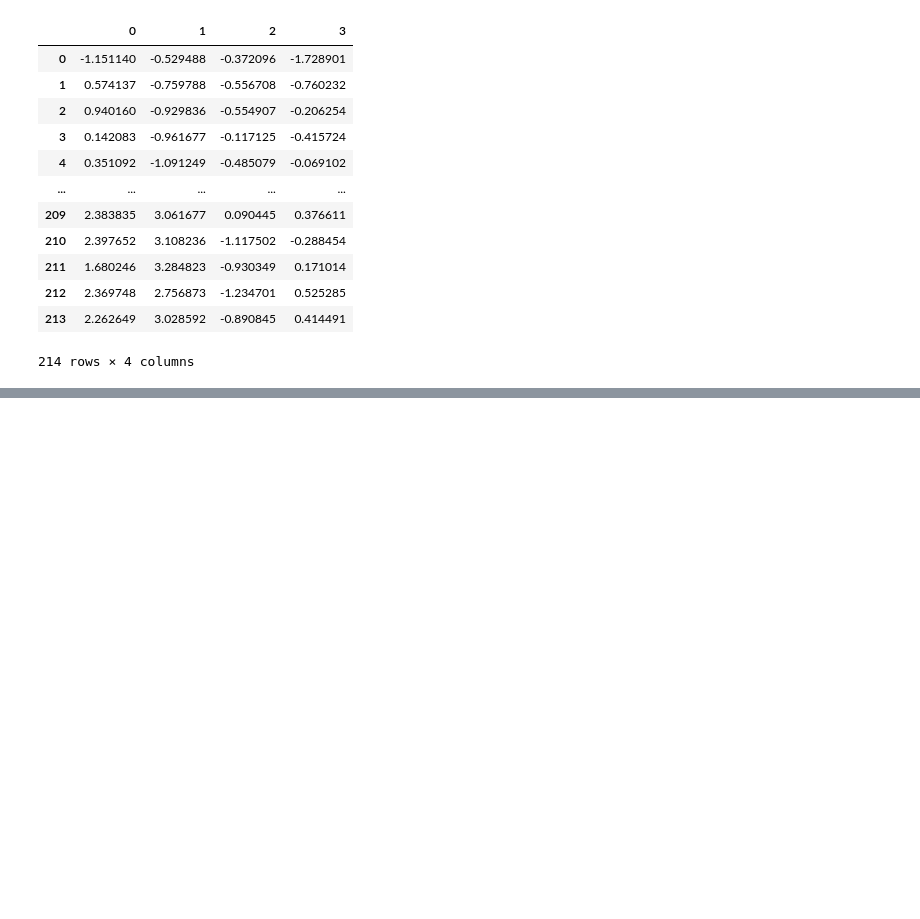
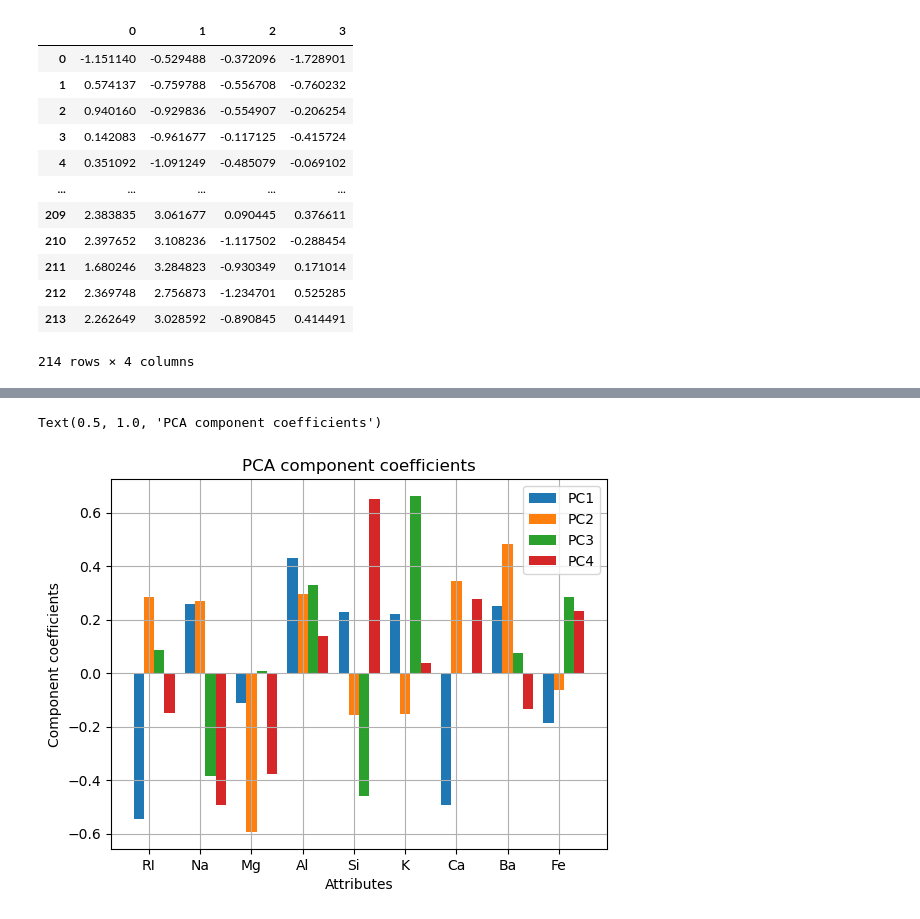
Before and after one commit to Magdk01/MLDM-Assignment-1, a Jupyter notebook: PCA.ipynb, the cells around one changed output, grey strips where cells are left out. Cells and saved outputs as stored; diff of their text form; code cells hidden in the pictures; blank space fills up the shorter version.

```diff
--- a/PCA.ipynb
+++ b/PCA.ipynb
@@ -222,7 +204,0 @@ Text(0.5, 0.5, '6 inches x 2 inches')
-# %%
-%matplotlib notebook
-fig = plt.figure(figsize=(12, 12))
-
-ax = fig.add_subplot(projection='3d')
-for i in range(7):
-    ax.scatter(projected_data[0][np.array(labels == i)],projected_data[1][np.array(labels == i)],projected_data[2][np.array(labels == i)])
@@ -231,0 +205,16 @@ Warning: Cannot change to a different GUI toolkit: notebook. Using widget instea
+# %%
+PCA_base[:,0]
+
+rang = np.arange(1,10)
+bar_width = 0.20
+for i in range(4):
+    plt.bar(rang+i*bar_width,PCA_base[:,i],width=bar_width)
+plt.legend(['PC1','PC2','PC3','PC4'])
+plt.grid()
+plt.xticks(rang+bar_width,list(data.columns))
+plt.xlabel('Attributes')
+plt.ylabel('Component coefficients')
+plt.title('PCA component coefficients')
+# %% [output]
+Text(0.5, 1.0, 'PCA component coefficients')
+[figure, added]
```
Also changed, not shown: parts of 8 cells of this notebook.
